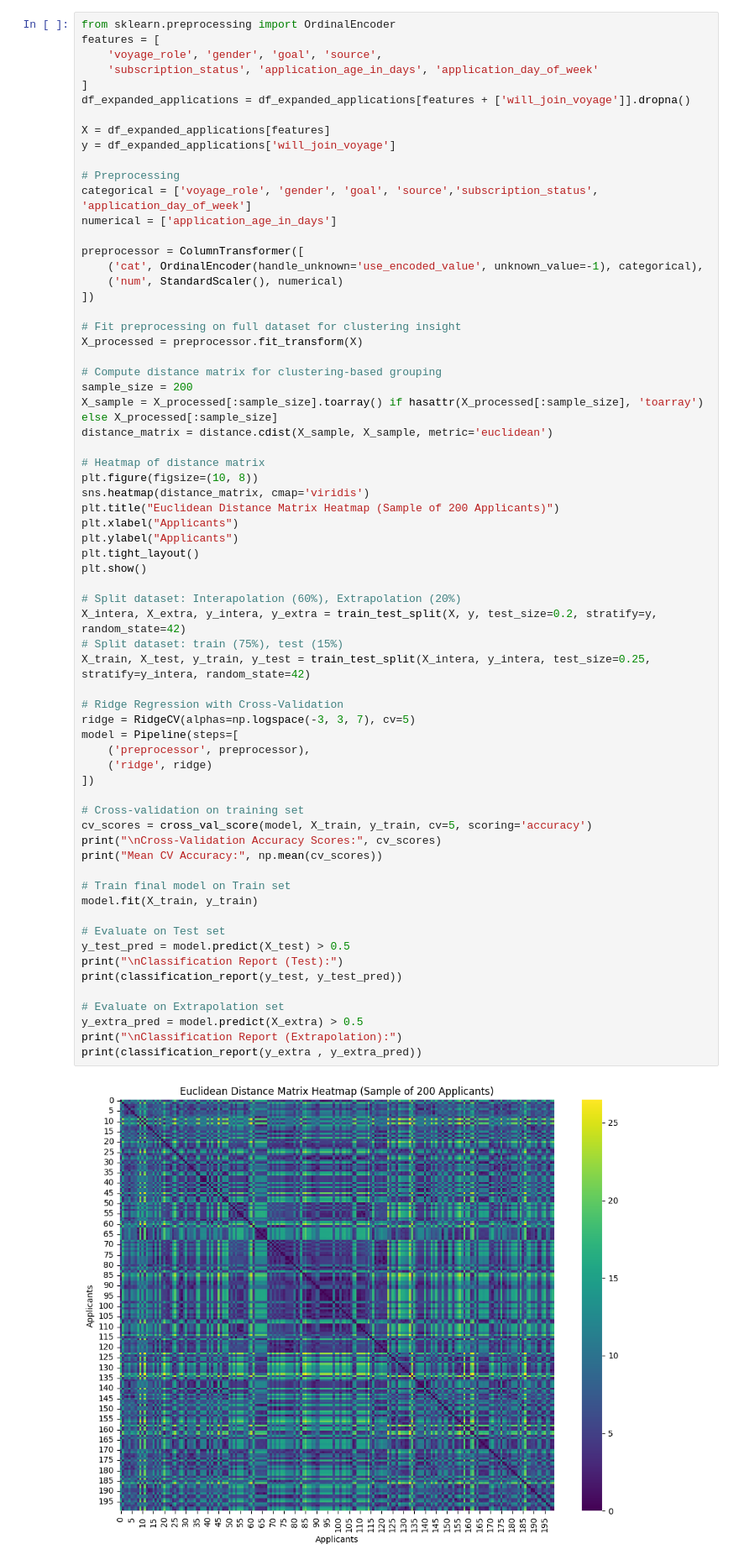
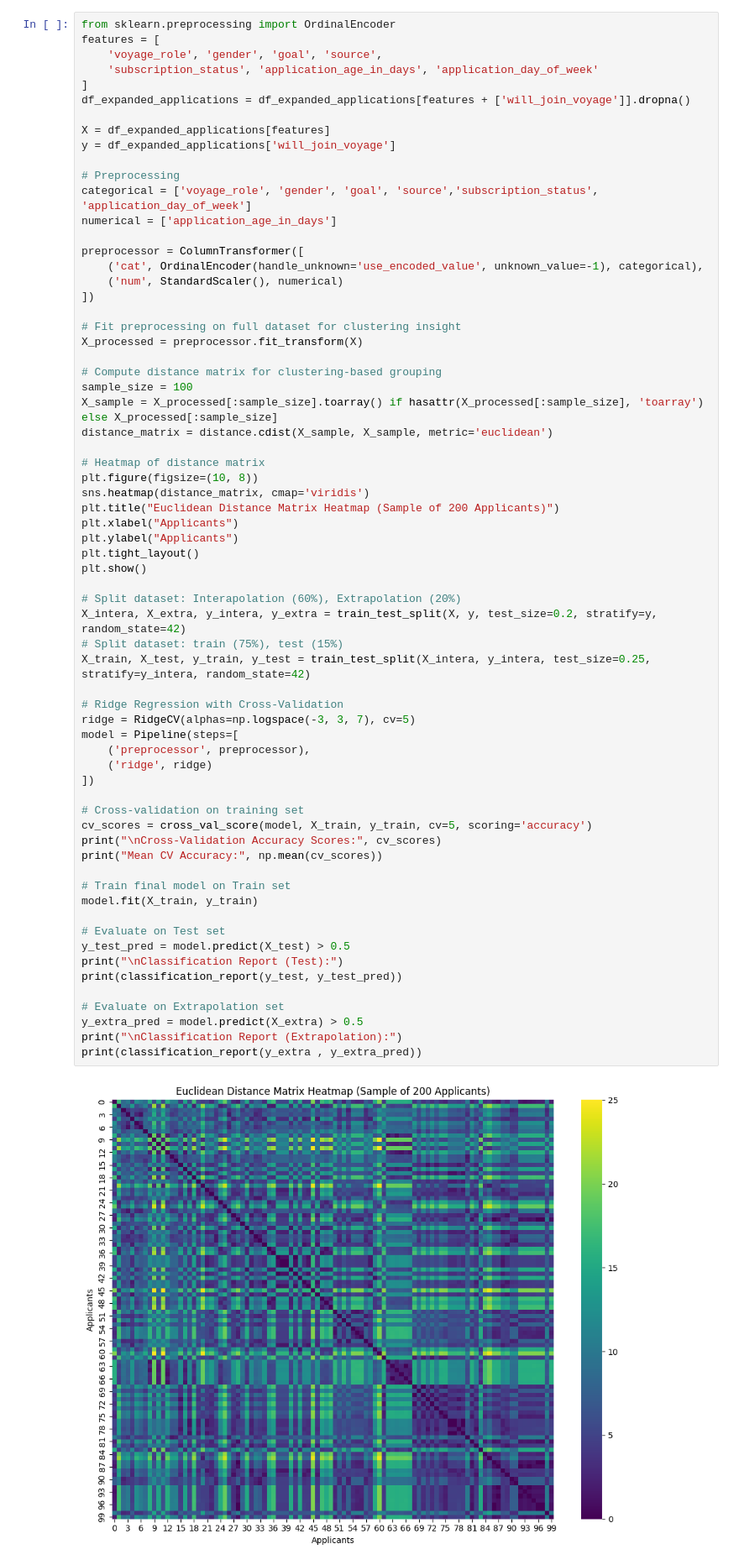
Before and after one commit to roziii/chingu_segment_analysis, a Jupyter notebook: application_voyage_list_merge.ipynb, the cells around one changed output. Shown at 84% size. Saved outputs shown, nothing was run; the diff lists cells and outputs as text.

```diff
--- a/application_voyage_list_merge.ipynb
+++ b/application_voyage_list_merge.ipynb
@@ -482,7 +482,7 @@ preprocessor = ColumnTransformer([
 X_processed = preprocessor.fit_transform(X)
 
 # Compute distance matrix for clustering-based grouping
-sample_size = 200
+sample_size = 100
 X_sample = X_processed[:sample_size].toarray() if hasattr(X_processed[:sample_size], 'toarray') else X_processed[:sample_size]
 distance_matrix = distance.cdist(X_sample, X_sample, metric='euclidean')
 
@@ -498,34 +498,34 @@ plt.show()
 # Split dataset: Interapolation (60%), Extrapolation (20%)
 X_intera, X_extra, y_intera, y_extra = train_test_split(X, y, test_size=0.2, stratify=y, random_state=42)
 # Split dataset: train (75%), test (15%)
 X_train, X_test, y_train, y_test = train_test_split(X_intera, y_intera, test_size=0.25, stratify=y_intera, random_state=42)
 
 # Ridge Regression with Cross-Validation
 ridge = RidgeCV(alphas=np.logspace(-3, 3, 7), cv=5)
 model = Pipeline(steps=[
     ('preprocessor', preprocessor),
     ('ridge', ridge)
 ])
 
 # Cross-validation on training set
 cv_scores = cross_val_score(model, X_train, y_train, cv=5, scoring='accuracy')
 print("\nCross-Validation Accuracy Scores:", cv_scores)
 print("Mean CV Accuracy:", np.mean(cv_scores))
 
 # Train final model on Train set
 model.fit(X_train, y_train)
 
 # Evaluate on Test set
 y_test_pred = model.predict(X_test) > 0.5
 print("\nClassification Report (Test):")
 print(classification_report(y_test, y_test_pred))
 
 # Evaluate on Extrapolation set
 y_extra_pred = model.predict(X_extra) > 0.5
 print("\nClassification Report (Extrapolation):")
 print(classification_report(y_extra , y_extra_pred))
 # %% [output]
-[figure, old version]
+[figure, new version]
 Cross-Validation Accuracy Scores: [nan nan nan nan nan]
 Mean CV Accuracy: nan
 
```
Also changed, not shown: parts of 2 cells of this notebook.
